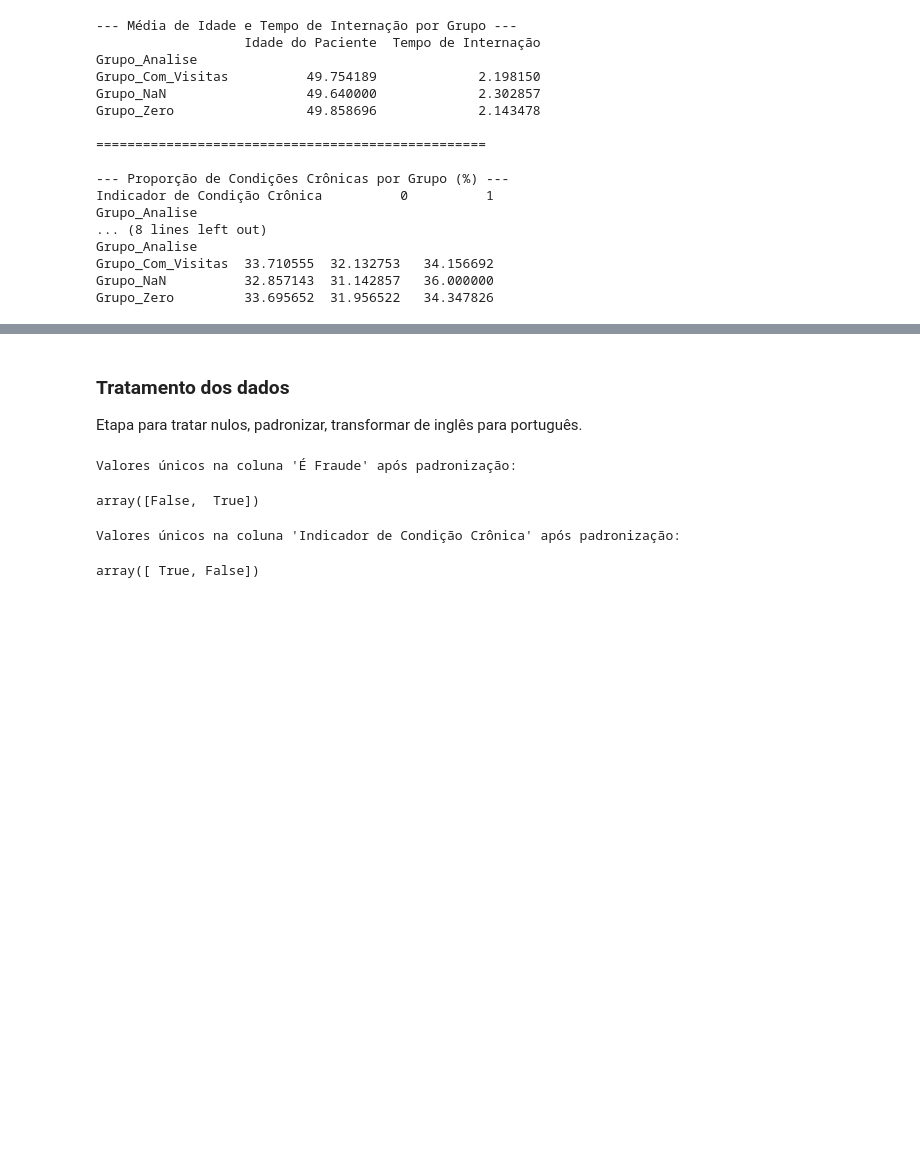
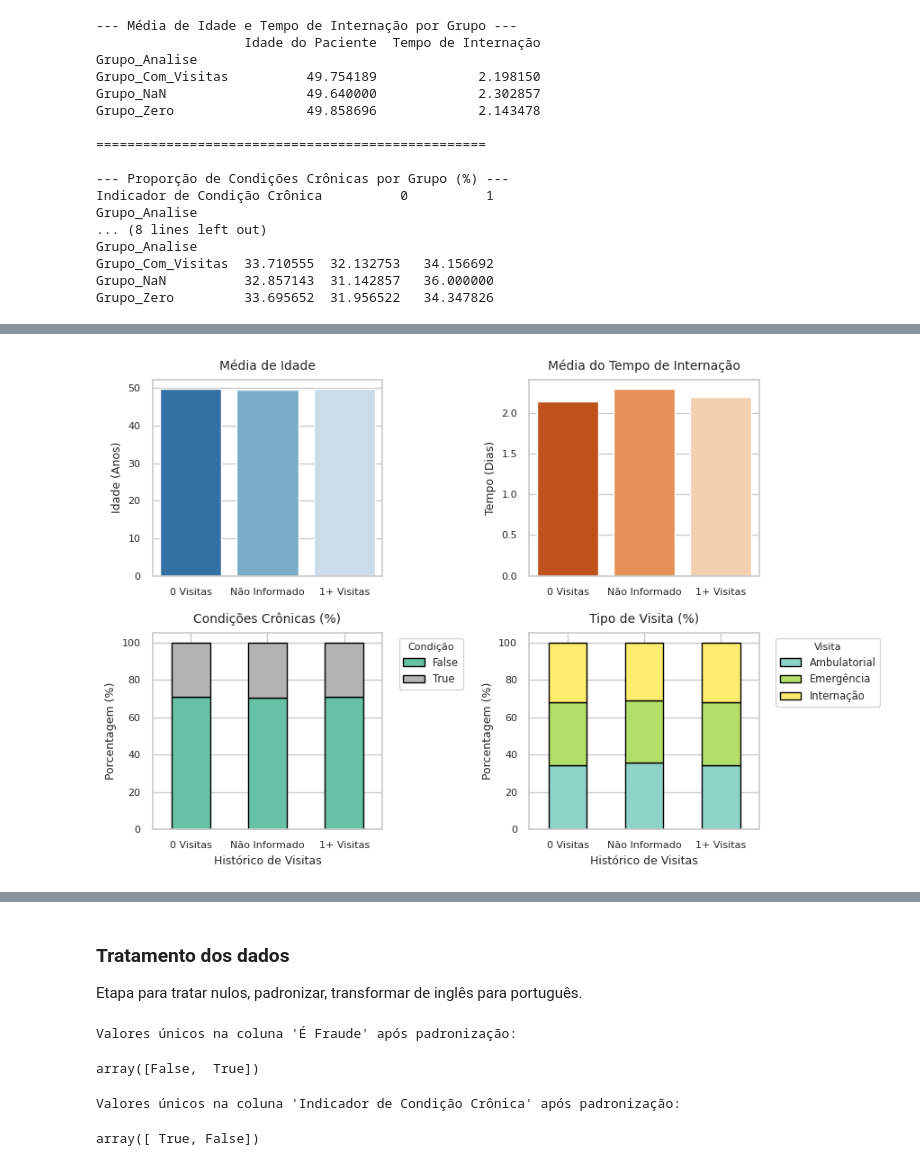
Before and after one commit to AnaElisaMueller/rna, a Jupyter notebook: notebooks/main.ipynb, the cells around one changed output, grey strips where cells are left out. Saved outputs shown, nothing was run; the diff lists cells and outputs as text; code cells hidden in the pictures; blank space fills up the shorter version.

```diff
--- a/notebooks/main.ipynb
+++ b/notebooks/main.ipynb
@@ -184,3 +171,89 @@ Grupo_Analise
 Grupo_Com_Visitas  33.710555  32.132753   34.156692
 Grupo_NaN          32.857143  31.142857   36.000000
 Grupo_Zero         33.695652  31.956522   34.347826
+# %%
+import pandas as pd
+import numpy as np
+import matplotlib.pyplot as plt
+import seaborn as sns
+
+# 1. Criação dos grupos com nomes amigáveis (sem underscores)
+condicoes = [
+    df['Visitas Anteriores nos Últimos 12 Meses'] == 0,
+    df['Visitas Anteriores nos Últimos 12 Meses'].isna(),
+    df['Visitas Anteriores nos Últimos 12 Meses'] > 0
+]
+
+# ---> ALTERAÇÃO AQUI: Nomes limpos para o eixo X <---
+valores = ['0 Visitas', 'Não Informado', '1+ Visitas']
+
+df['Grupo Analise'] = np.select(condicoes, valores, default='Outros')
+
+# Configuração de estilo visual para os gráficos
+sns.set_theme(style="whitegrid")
+fig, axes = plt.subplots(2, 2, figsize=(9, 6))
+
+# ---------------------------------------------------------
+# Gráfico 1: Média de Idade por Grupo
+# ---------------------------------------------------------
+analise_numerica = df.groupby('Grupo Analise')[['Idade do Paciente', 'Tempo de Internação']].mean().reset_index()
+
+# Garantir a ordem lógica no gráfico
+ordem_grupos = ['0 Visitas', 'Não Informado', '1+ Visitas', 'Outros']
+ordem_presente = [g for g in ordem_grupos if g in analise_numerica['Grupo Analise'].values]
+
+sns.barplot(data=analise_numerica, x='Grupo Analise', y='Idade do Paciente', ax=axes[0, 0], palette='Blues_r', order=ordem_presente)
+axes[0, 0].set_title('Média de Idade', fontsize=10, pad=8)
+axes[0, 0].set_ylabel('Idade (Anos)', fontsize=9)
+axes[0, 0].set_xlabel('')
+axes[0, 0].tick_params(labelsize=8)
+
+# ---------------------------------------------------------
+# Gráfico 2: Média do Tempo de Internação por Grupo
+# ---------------------------------------------------------
+sns.barplot(data=analise_numerica, x='Grupo Analise', y='Tempo de Internação', ax=axes[0, 1], palette='Oranges_r', order=ordem_presente)
+axes[0, 1].set_title('Média do Tempo de Internação', fontsize=10, pad=8)
+axes[0, 1].set_ylabel('Tempo (Dias)', fontsize=9)
+axes[0, 1].set_xlabel('')
+axes[0, 1].tick_params(labelsize=8)
+
+# ---------------------------------------------------------
+# Gráfico 3: Proporção de Condições Crônicas (Barras Empilhadas)
+# ---------------------------------------------------------
+cronicos_por_grupo = pd.crosstab(df['Grupo Analise'], df['Indicador de Condição Crônica'], normalize='index') * 100
+# Reordenar as linhas para manter a consistência visual
+cronicos_por_grupo = cronicos_por_grupo.reindex(ordem_presente)
+
+cronicos_por_grupo.plot(kind='bar', stacked=True, ax=axes[1, 0], colormap='Set2', edgecolor='black')
+
+axes[1, 0].set_title('Condições Crônicas (%)', fontsize=10, pad=8)
+axes[1, 0].set_ylabel('Porcentagem (%)', fontsize=9)
+axes[1, 0].set_xlabel('Histórico de Visitas', fontsize=9)
+axes[1, 0].tick_params(axis='x', rotation=0, labelsize=8) # Rotação em 0 pois os nomes agora são mais curtos
+axes[1, 0].tick_params(axis='y', labelsize=8)
+axes[1, 0].legend(title='Condição', bbox_to_anchor=(1.05, 1), loc='upper left', fontsize='x-small', title_fontsize='8')
+
+# ---------------------------------------------------------
+# Gráfico 4: Distribuição do Tipo de Visita (Barras Empilhadas)
+# ---------------------------------------------------------
+visita_por_grupo = pd.crosstab(df['Grupo Analise'], df['Tipo de Visita'], normalize='index') * 100
+visita_por_grupo = visita_por_grupo.reindex(ordem_presente)
+
+visita_por_grupo.plot(kind='bar', stacked=True, ax=axes[1, 1], colormap='Set3', edgecolor='black')
+
+axes[1, 1].set_title('Tipo de Visita (%)', fontsize=10, pad=8)
+axes[1, 1].set_ylabel('Porcentagem (%)', fontsize=9)
+axes[1, 1].set_xlabel('Histórico de Visitas', fontsize=9)
+axes[1, 1].tick_params(axis='x', rotation=0, labelsize=8)
+axes[1, 1].tick_params(axis='y', labelsize=8)
+axes[1, 1].legend(title='Visita', bbox_to_anchor=(1.05, 1), loc='upper left', fontsize='x-small', title_fontsize='8')
+
+# ---------------------------------------------------------
+# Ajustes finais e plotagem
+# ---------------------------------------------------------
+plt.tight_layout()
+plt.show()
+
+# Limpeza da coluna temporária
+df.drop(columns=['Grupo Analise'], inplace=True)
+# %% [output]
@@ -186,0 +267 @@ Grupo_Zero         33.695652  31.956522   34.347826
+[figure, added]
```
Also changed, not shown: parts of 24 cells of this notebook.
